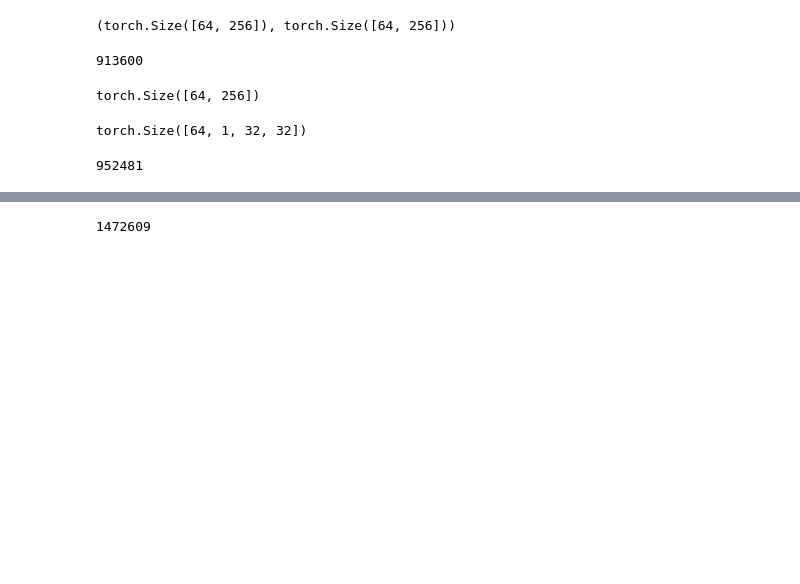
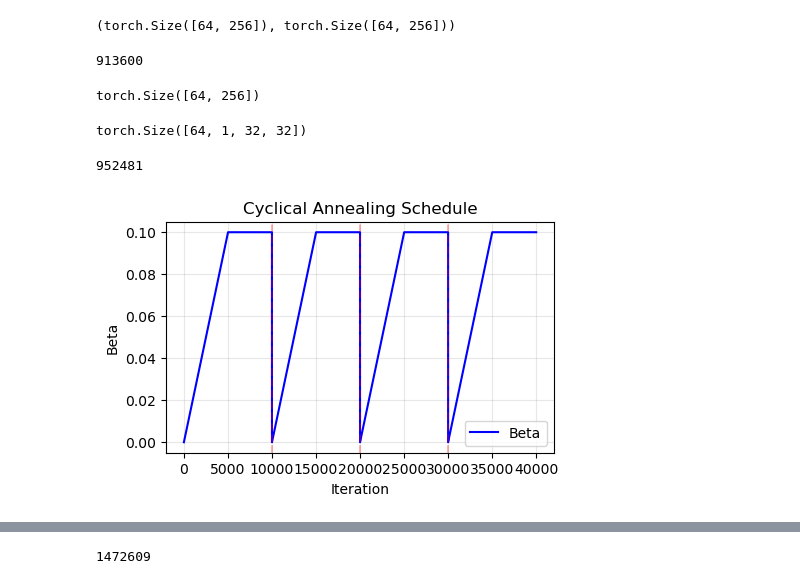
Before and after one commit to prakashjayy/genai, a Jupyter notebook: 02_vae.ipynb, the cells around one changed output, grey strips where cells are left out. Saved outputs shown, nothing was run; the diff lists cells and outputs as text; code cells hidden in the pictures; blank space fills up the shorter version.

```diff
--- a/02_vae.ipynb
+++ b/02_vae.ipynb
@@ -133,3 +213,8 @@ count
+# %%
+model = CyclicalAnnealing(total_iterations=40000, num_cycles=4, ramp_proportion=0.5, max_beta=0.1)
+model.plot_schedule()
+# %% [output]
+[figure, added]
 # %%
 class VAE(nn.Module):
     def __init__(self, n_latent=128, device='mps'):
```
Also changed, not shown: parts of 14 cells of this notebook.
